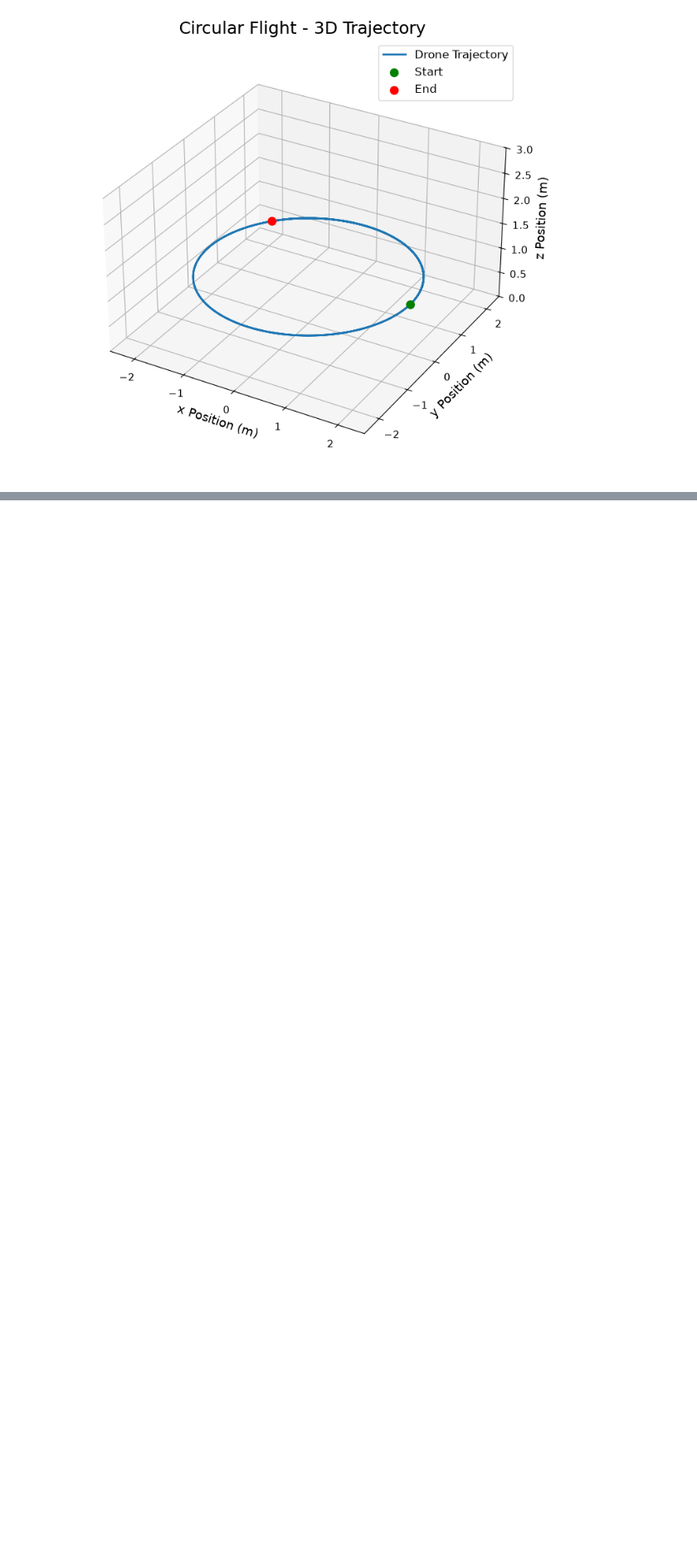
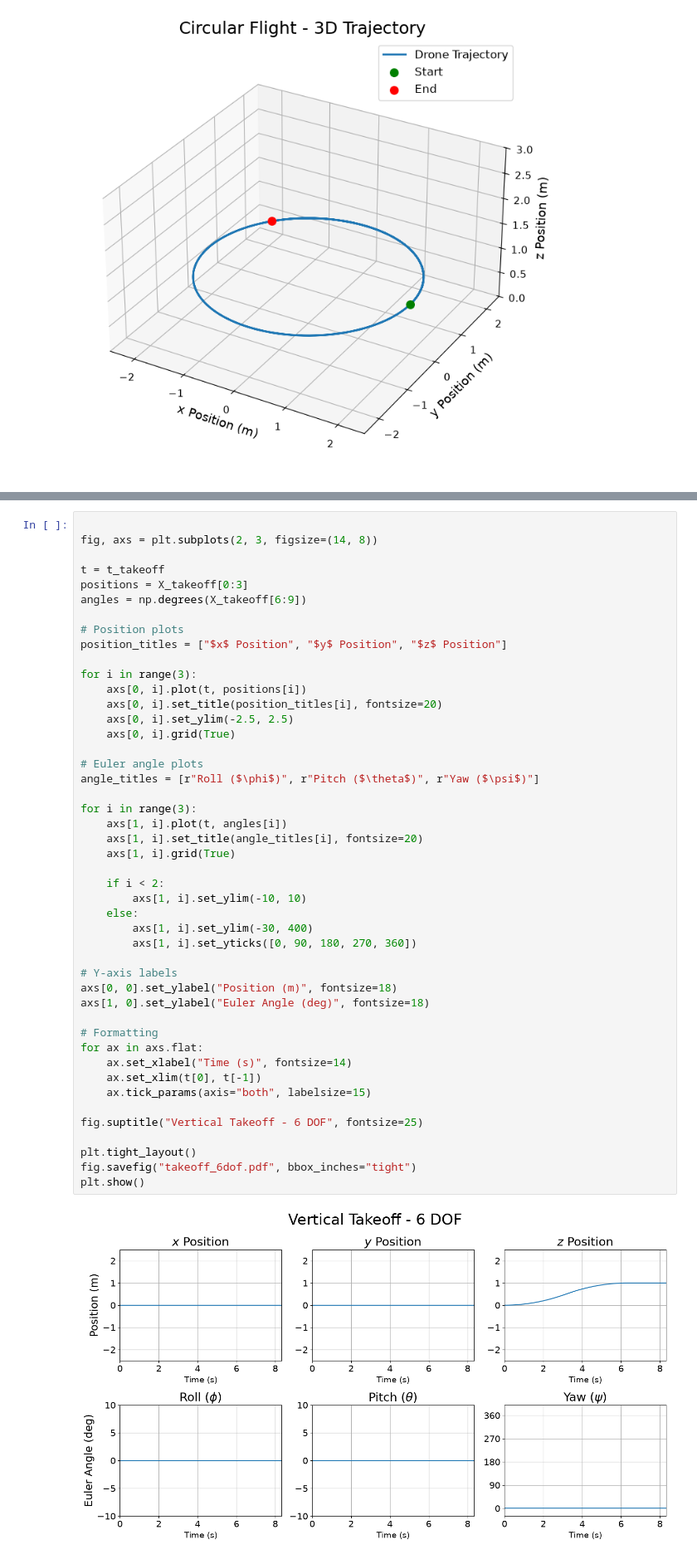
Before and after one commit to bsirota2/352-final, a Jupyter notebook: AE352 Final Project Code.ipynb, the cells around one changed output, grey strips where cells are left out. Shown at 83% size. Cells and saved outputs as stored; diff of their text form; blank space fills up the shorter version.

```diff
--- a/AE352 Final Project Code.ipynb
+++ b/AE352 Final Project Code.ipynb
@@ -412,0 +529,48 @@ plt.show()
+# %%
+
+fig, axs = plt.subplots(2, 3, figsize=(14, 8))
+
+t = t_takeoff
+positions = X_takeoff[0:3]
+angles = np.degrees(X_takeoff[6:9])
+
+# Position plots
+position_titles = ["$x$ Position", "$y$ Position", "$z$ Position"]
+
+for i in range(3):
+    axs[0, i].plot(t, positions[i])
+    axs[0, i].set_title(position_titles[i], fontsize=20)
+    axs[0, i].set_ylim(-2.5, 2.5)
+    axs[0, i].grid(True)
+
+# Euler angle plots
+angle_titles = [r"Roll ($\phi$)", r"Pitch ($\theta$)", r"Yaw ($\psi$)"]
+
+for i in range(3):
+    axs[1, i].plot(t, angles[i])
+    axs[1, i].set_title(angle_titles[i], fontsize=20)
+    axs[1, i].grid(True)
+
+    if i < 2:
+        axs[1, i].set_ylim(-10, 10)
+    else:
+        axs[1, i].set_ylim(-30, 400)
+        axs[1, i].set_yticks([0, 90, 180, 270, 360])
+
+# Y-axis labels
+axs[0, 0].set_ylabel("Position (m)", fontsize=18)
+axs[1, 0].set_ylabel("Euler Angle (deg)", fontsize=18)
+
+# Formatting
+for ax in axs.flat:
+    ax.set_xlabel("Time (s)", fontsize=14)
+    ax.set_xlim(t[0], t[-1])
+    ax.tick_params(axis="both", labelsize=15)
+
+fig.suptitle("Vertical Takeoff - 6 DOF", fontsize=25)
+
+plt.tight_layout()
+fig.savefig("takeoff_6dof.pdf", bbox_inches="tight")
+plt.show()
+# %% [output]
+[figure, added]
```
Also changed, not shown: parts of 4 cells of this notebook, 3 other files.
